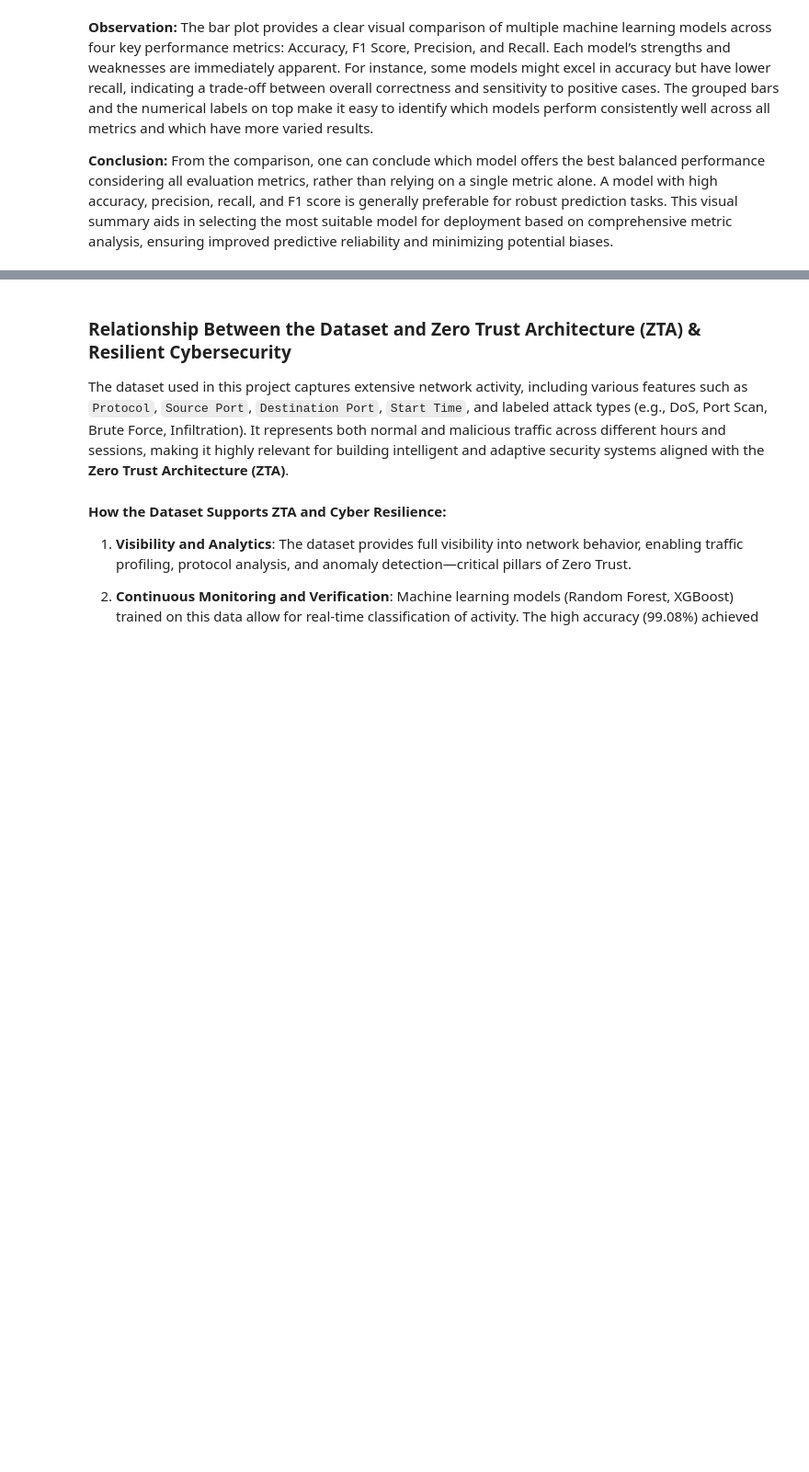
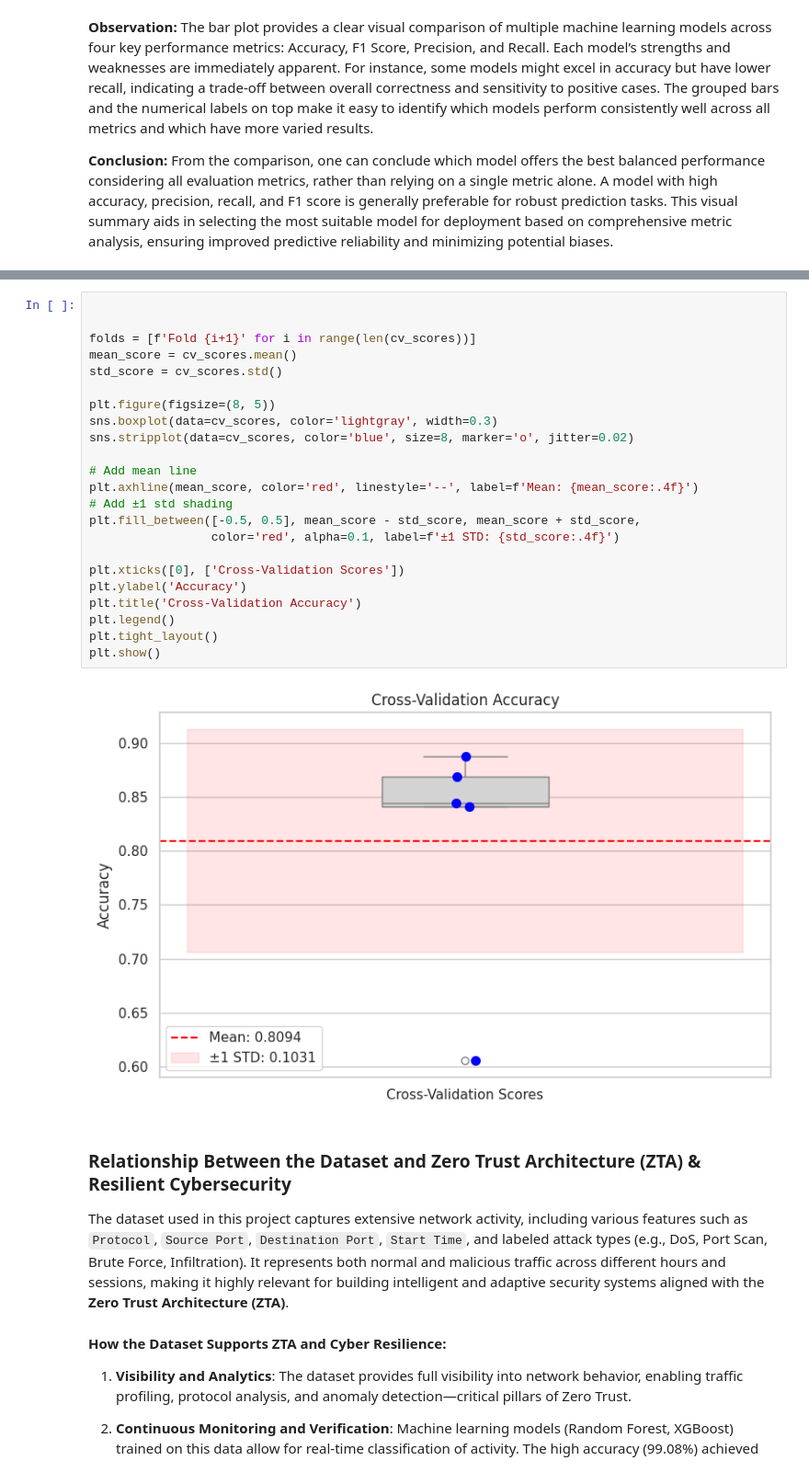
Before and after one commit to Purvang2803/Comprehensive_Analysis_of_Network_Attacks, a Jupyter notebook: Comprehensive_Analysis_of_Network_Attacks_Dataset.ipynb, the cells around one changed output, grey strips where cells are left out. Shown at 92% size. Cells and saved outputs as stored; diff of their text form; blank space fills up the shorter version.

```diff
--- a/Comprehensive_Analysis_of_Network_Attacks_Dataset.ipynb
+++ b/Comprehensive_Analysis_of_Network_Attacks_Dataset.ipynb
@@ -633,3 +651,28 @@ Standard deviation of CV accuracy: 0.1202
+# %%
+
+
+folds = [f'Fold {i+1}' for i in range(len(cv_scores))]
+mean_score = cv_scores.mean()
+std_score = cv_scores.std()
+
+plt.figure(figsize=(8, 5))
+sns.boxplot(data=cv_scores, color='lightgray', width=0.3)
+sns.stripplot(data=cv_scores, color='blue', size=8, marker='o', jitter=0.02)
+
+# Add mean line
+plt.axhline(mean_score, color='red', linestyle='--', label=f'Mean: {mean_score:.4f}')
+# Add ±1 std shading
+plt.fill_between([-0.5, 0.5], mean_score - std_score, mean_score + std_score,
+                 color='red', alpha=0.1, label=f'±1 STD: {std_score:.4f}')
+
+plt.xticks([0], ['Cross-Validation Scores'])
+plt.ylabel('Accuracy')
+plt.title('Cross-Validation Accuracy')
+plt.legend()
+plt.tight_layout()
+plt.show()
+# %% [output]
+[figure, added]
 # %% [markdown]
 
 
```
Also changed, not shown: parts of 5 cells of this notebook.
